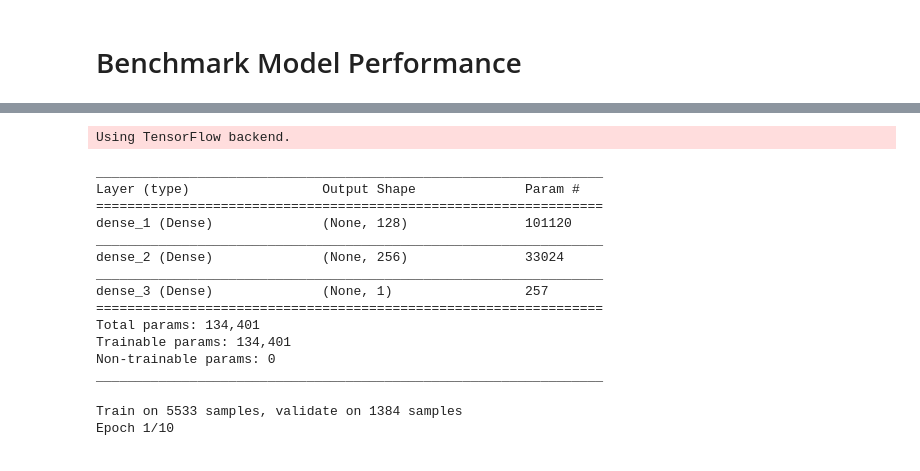
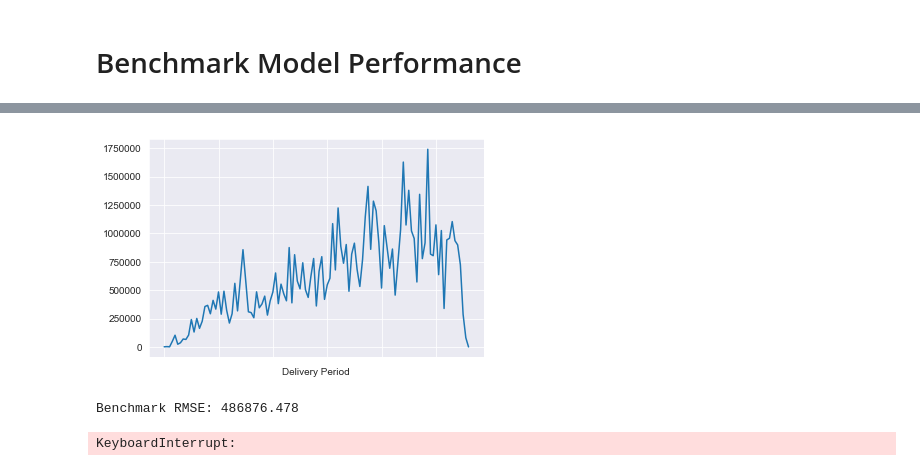
Before and after one commit to nfragakis/Supply-Chain-Applications-of-Deep-Learning-and-LSTMs., a Jupyter notebook: Capstone Project.ipynb, the cells around one changed output, grey strips where cells are left out. Saved outputs shown, nothing was run; the diff lists cells and outputs as text; code cells hidden in the pictures.

```diff
--- a/Capstone Project.ipynb
+++ b/Capstone Project.ipynb
@@ -137,6 +138,9 @@ df['Delivered to Client Date'] = pd.to_datetime(df[df['Delivered to Client Date'
                                 ['Delivered to Client Date'],errors='coerce',format='%d-%b-%y')
 
 df['Delivery Recorded Date'] = pd.to_datetime(df['Delivery Recorded Date'],errors='coerce',format='%d-%b-%y')
+# %%
+df['Delivery Period'] = df['Delivery Recorded Date'].copy()
+df['Delivery Period'] = df['Delivery Period'].apply(lambda x: x.strftime('%Y%m'))
 # %%
 # Create feature to be predicted by identifying difference between scheduled and actual delivery
 df['Schedule v Actual'] = df['Scheduled Delivery Date'] - df['Delivery Recorded Date']
@@ -398,36 +363,0 @@ X_train, X_test, y_train, y_test = train_test_split(X, y, test_size=0.33, random
-# %%
-from keras.models import Sequential
-from keras.layers import Dense, Dropout, Flatten
-
-
-model = Sequential()
-
-# The Input Layer :
-model.add(Dense(128, kernel_initializer='normal',input_dim = X_train.shape[1], activation='relu'))
-
-# The Hidden Layers :
-model.add(Dense(256, kernel_initializer='normal',activation='relu'))
-#model.add(Dense(256, kernel_initializer='normal',activation='relu'))
-#model.add(Dense(256, kernel_initializer='normal',activation='relu'))
-
-# The Output Layer :
-model.add(Dense(1, kernel_initializer='normal',activation='linear'))
-
-# Compile the network :
-model.compile(loss='mean_squared_error', optimizer='adam', metrics=['mean_squared_error'])
-model.summary()
-# %% [output]
-Using TensorFlow backend.
-_________________________________________________________________
-Layer (type)                 Output Shape              Param #
-=================================================================
-dense_1 (Dense)              (None, 128)               101120
-_________________________________________________________________
-dense_2 (Dense)              (None, 256)               33024
-_________________________________________________________________
-dense_3 (Dense)              (None, 1)                 257
-=================================================================
-Total params: 134,401
-Trainable params: 134,401
-Non-trainable params: 0
-_________________________________________________________________
@@ -440,5 +363,0 @@ callbacks_list = [checkpoint]
-# %%
-model.fit(X_train, y_train, epochs=10, batch_size=32, validation_split = 0.2, callbacks=callbacks_list,verbose=2)
-# %% [output]
-Train on 5533 samples, validate on 1384 samples
-Epoch 1/10
@@ -450,0 +366,4 @@ NN_model.compile(loss='mean_squared_error', optimizer='adam', metrics=['mean_squ
+# %%
+df.groupby(['Delivery Period'])['Freight Cost (USD)'].sum().plot();
+# %% [output]
+[figure, added]
@@ -450,0 +452,19 @@ NN_model.compile(loss='mean_squared_error', optimizer='adam', metrics=['mean_squ
+# %%
+from sklearn.metrics import mean_squared_error
+# Establish Benchmark
+
+rmse = sqrt(mean_squared_error(fc_data.values[-25:-1], naive_pred))
+print('Benchmark RMSE: %.3f' % rmse)
+# %% [output]
+Benchmark RMSE: 486876.478
+# %%
+# fit LSTM network
+lstm_model = fit_lstm(train_scaled, 1, 3000, 4)
+
+# forecast training dataset to build up state for forecasting
+train_reshaped = train_scaled[:, 0].reshape(len(train_scaled),1,1)
+lstm_model.predict(train_reshaped, batch_size=1)
+
+# Implement early stopping? Plot learning curve? Or remove Dense layer and use flat LSTM
+# %% [output]
+KeyboardInterrupt:
```
Also changed, not shown: parts of 19 cells of this notebook.
